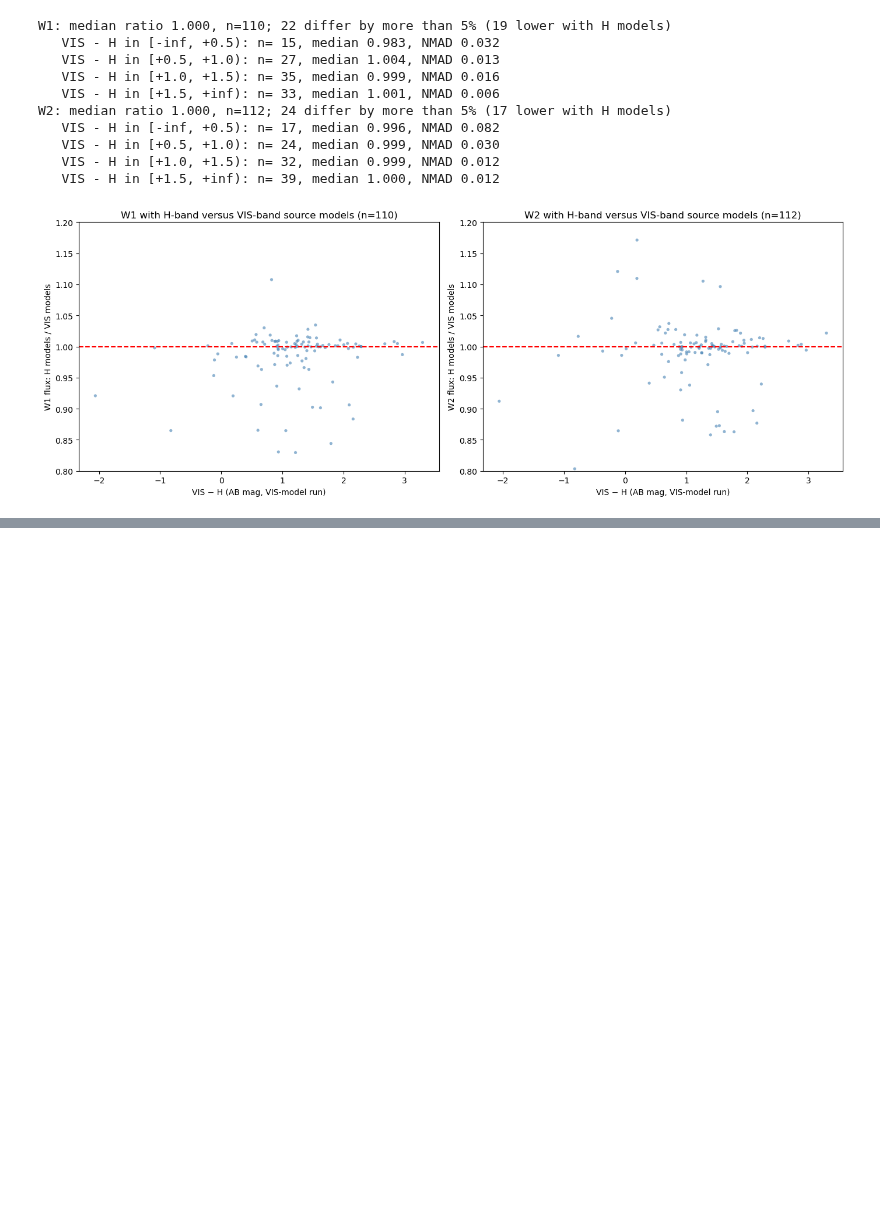
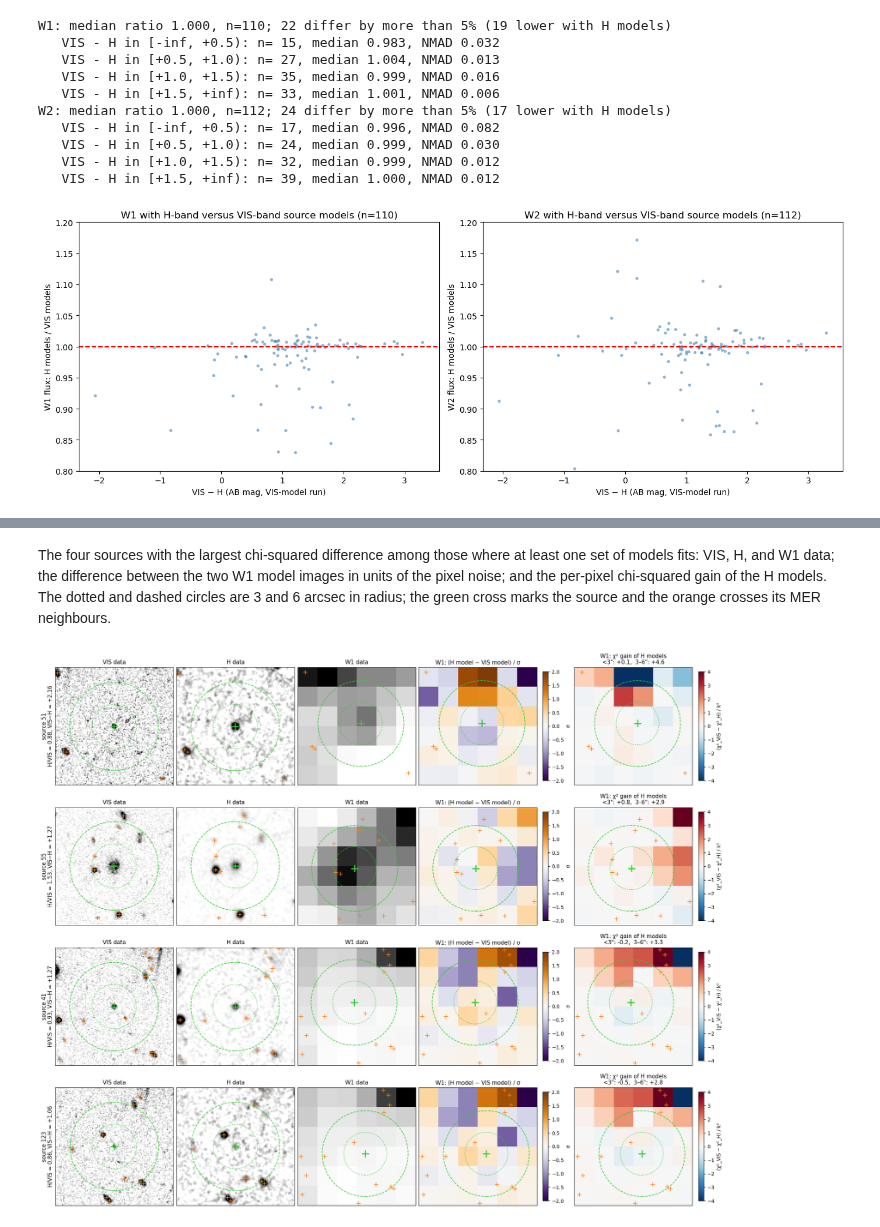
Before and after one commit to Caltech-IPAC/euclid-forced-photometry, a Jupyter notebook: notebooks/02_wise_forced_photometry.ipynb, the cells around one changed output, grey strips where cells are left out. Drawn from its saved outputs; the diff is of its cells as text; code cells hidden in the pictures; blank space fills up the shorter version.

```diff
--- a/notebooks/02_wise_forced_photometry.ipynb
+++ b/notebooks/02_wise_forced_photometry.ipynb
@@ -508,0 +583,51 @@ runs: the choice of prior band changes the models, not the source list.
+# %% [markdown]
+The four sources with the largest chi-squared difference among those where at least one set of
+models fits: VIS, H, and W1 data; the difference between the two W1 model images in units of the
+pixel noise; and the per-pixel chi-squared gain of the H models. The dotted and dashed circles
+are 3 and 6 arcsec in radius; the green cross marks the source and the orange crosses its MER
+neighbours.
+# %%
+from matplotlib.patches import Circle
+STAMP = 16.0  # arcsec
+show = sorted(fits, key=lambda r: -abs(r["core"] + r["ring"]))[:4]
+fig, axes = plt.subplots(len(show), 5, figsize=(19, 3.9 * len(show)), squeeze=False,
+                         constrained_layout=True)
+wcs_w = imgs["VIS"][BAND]["wcs"]
+for row, src in zip(axes, show):
+    i = src["i"]
+    pos = SkyCoord(ra[i], dec[i], unit='deg')
+    panels = [(f"{b} data", Cutout2D(imgs["VIS"][b]["data"], pos, STAMP * u.arcsec,
+                                     wcs=imgs["VIS"][b]["wcs"], mode='partial', fill_value=0), "data")
+              for b in ("VIS", "H", BAND)]
+    panels.append((f"{BAND}: (H model − VIS model) / σ",
+                   Cutout2D(model_diff, pos, STAMP * u.arcsec, wcs=wcs_w, mode='partial',
+                            fill_value=np.nan), "diff"))
+    panels.append((f"{BAND}: χ² gain of H models\n<3\": {src['core']:+.1f},  3–6\": {src['ring']:+.1f}",
+                   Cutout2D(chi2_gain, pos, STAMP * u.arcsec, wcs=wcs_w, mode='partial',
+                            fill_value=np.nan), "gain"))
+    for ax, (title, cut, kind) in zip(row, panels):
+        if kind == "data":
+            ax.imshow(cut.data, origin='lower', cmap='gray_r', interpolation='nearest',
+                      vmin=0, vmax=max(np.nanpercentile(cut.data, 99.5), 1e-12))
+        else:
+            lim = 2.0 if kind == "diff" else 4.0
+            shown = ax.imshow(cut.data, origin='lower', cmap='PuOr_r' if kind == "diff" else 'RdBu_r',
+                              vmin=-lim, vmax=lim, interpolation='nearest')
+            fig.colorbar(shown, ax=ax, shrink=0.85,
+                         label='σ' if kind == "diff" else '(χ²_VIS − χ²_H) / k²')
+        cx, cy = cut.wcs.world_to_pixel_values(ra, dec)
+        h, w = cut.data.shape
+        inside = (cx > -0.5) & (cx < w - 0.5) & (cy > -0.5) & (cy < h - 0.5)
+        ax.plot(cx[inside], cy[inside], '+', color='tab:orange', ms=8, mew=1.2)
+        ax.plot(cx[i], cy[i], '+', color='limegreen', ms=14, mew=2.2)
+        scale = 3600 * abs(cut.wcs.pixel_scale_matrix[1, 1])
+        for radius in (3.0, 6.0):
+            ax.add_patch(Circle((cx[i], cy[i]), radius / scale, fill=False, color='limegreen',
+                                lw=1.3, ls=':' if radius == 3.0 else '--'))
+        ax.set_title(title, fontsize=11)
+        ax.set_xticks([]); ax.set_yticks([])
+    row[0].set_ylabel(f"source {i}\nH/VIS = {src['ratio']:.2f}, VIS−H = {src['colour']:+.2f}",
+                      fontsize=11)
+plt.show()
+# %% [output]
+[figure, added]
```
Also changed, not shown: parts of 6 cells of this notebook, 1 other file.
